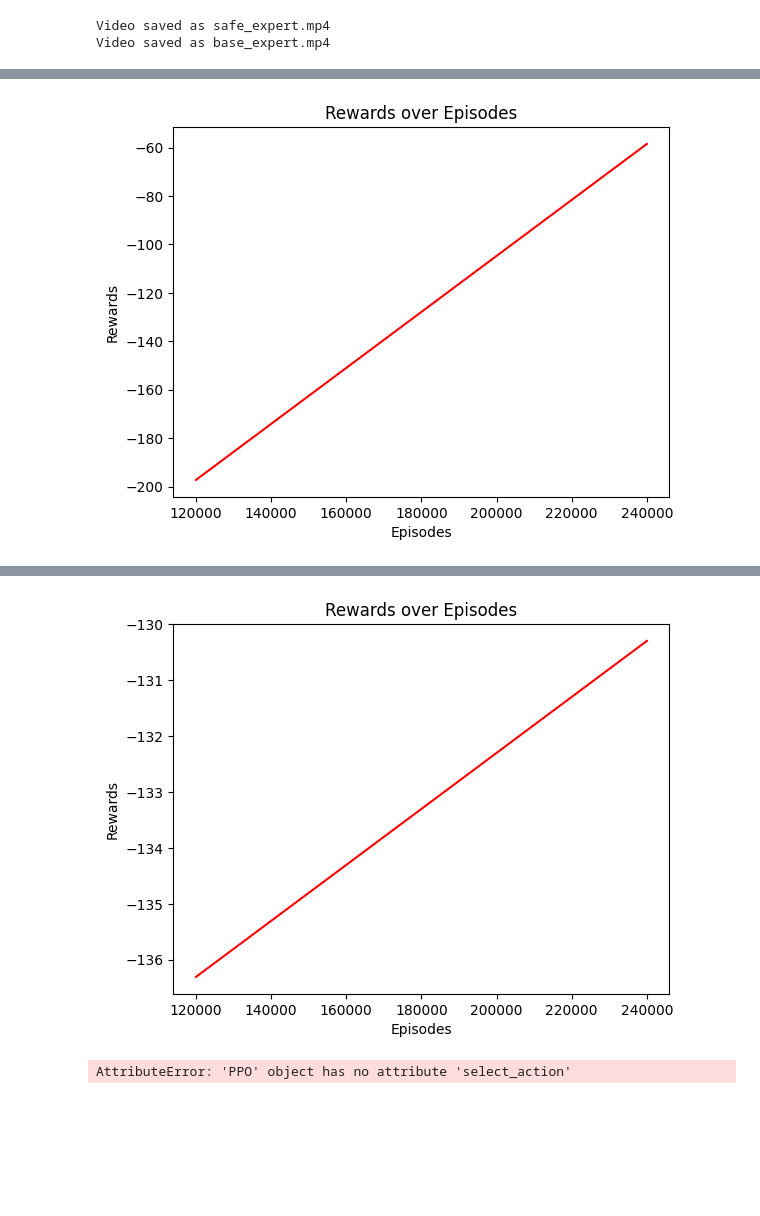
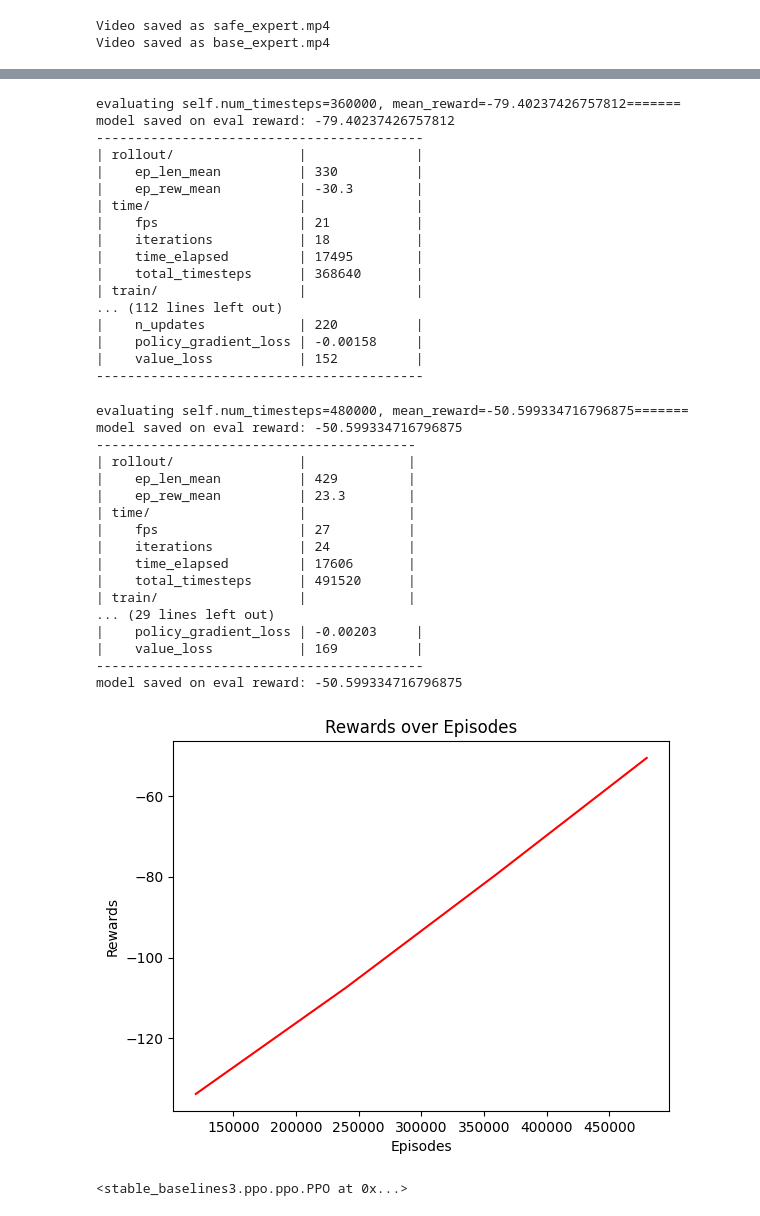
Before and after one commit to git-yogesh/SafeRL, a Jupyter notebook: Final Project.ipynb, the cells around one changed output, grey strips where cells are left out. Drawn from its saved outputs; the diff is of its cells as text; code cells hidden in the pictures; blank space fills up the shorter version.

```diff
--- a/Final Project.ipynb
+++ b/Final Project.ipynb
@@ -131,20 +131,22 @@ vec_env_wind_10 = make_vec_env('LunarLander-v2', n_envs=10, env_kwargs={"enable_
 
 vec_env_base_wind_1 = make_vec_env('LunarLander-v2', n_envs=1, wrapper_class=SafeLunarLanderWrapper, env_kwargs={"enable_wind": True,
     "wind_power": 20.0}, wrapper_kwargs={"debug": False})
+vec_env_safe_wind_10 = make_vec_env('LunarLander-v2', n_envs=10, wrapper_class=SafeLunarLanderWrapper, env_kwargs={"enable_wind": True,
+    "wind_power": 20.0}, wrapper_kwargs={"debug": False})
 
 safe_expert = PPOActor(ckpt=safe_ckpt, environment=vec_env_wind_10)
 base_expert = PPOActor(ckpt=base_ckpt, environment=vec_env_wind_10)
 
 
-safe_wind_model = PPO("MlpPolicy", vec_env_safe_lander_10, verbose=1)
-safe_wind_model_callback = PPOCallback(save_path=safe_ckpt + "_wind", eval_env=vec_env_base_wind_1)
+safe_wind_model = PPO("MlpPolicy", vec_env_wind_10, verbose=1)
+safe_wind_model_callback = PPOCallback(save_path=safe_ckpt + "_wind_1", eval_env=vec_env_base_wind_1)
 
-base_wind_model = PPO("MlpPolicy", vec_env_safe_lander_10, verbose=1)
-base_wind_model_callback = PPOCallback(save_path=base_ckpt + "_wind", eval_env=vec_env_base_wind_1)
+base_wind_model = PPO("MlpPolicy", vec_env_wind_10, verbose=1)
+base_wind_model_callback = PPOCallback(save_path=base_ckpt + "_wind_1", eval_env=vec_env_base_wind_1)
 
 
-safe_wind_model.learn(total_timesteps=300000, callback=safe_wind_model_callback)
-base_wind_model.learn(total_timesteps=300000, callback=base_wind_model_callback)
+safe_wind_model.learn(total_timesteps=500000, callback=safe_wind_model_callback)
+base_wind_model.learn(total_timesteps=500000, callback=base_wind_model_callback)
 # %% [output]
 Using cpu device
 Using cpu device
@@ -200 +201,0 @@ model saved on eval reward: -58.471763610839844
-[figure, old version]
@@ -252,3 +288,37 @@ model saved on eval reward: -130.29698181152344
+evaluating self.num_timesteps=360000, mean_reward=-79.40237426757812=======
+model saved on eval reward: -79.40237426757812
+------------------------------------------
+| rollout/                |              |
+|    ep_len_mean          | 330          |
+|    ep_rew_mean          | -30.3        |
+| time/                   |              |
+|    fps                  | 21           |
+|    iterations           | 18           |
+|    time_elapsed         | 17495        |
+|    total_timesteps      | 368640       |
+| train/                  |              |
+... (112 lines left out)
+|    n_updates            | 220          |
+|    policy_gradient_loss | -0.00158     |
+|    value_loss           | 152          |
+------------------------------------------
+evaluating self.num_timesteps=480000, mean_reward=-50.599334716796875=======
+model saved on eval reward: -50.599334716796875
+-----------------------------------------
+| rollout/                |             |
+|    ep_len_mean          | 429         |
+|    ep_rew_mean          | 23.3        |
+| time/                   |             |
+|    fps                  | 27          |
+|    iterations           | 24          |
+|    time_elapsed         | 17606       |
+|    total_timesteps      | 491520      |
+| train/                  |             |
+... (29 lines left out)
+|    policy_gradient_loss | -0.00203     |
+|    value_loss           | 169          |
+------------------------------------------
+model saved on eval reward: -50.599334716796875
-[figure, old version]
+[figure, new version]
-AttributeError: 'PPO' object has no attribute 'select_action'
+<stable_baselines3.ppo.ppo.PPO at 0x...>
 # %%
```
Also changed, not shown: parts of 3 cells of this notebook, 8 other files.
